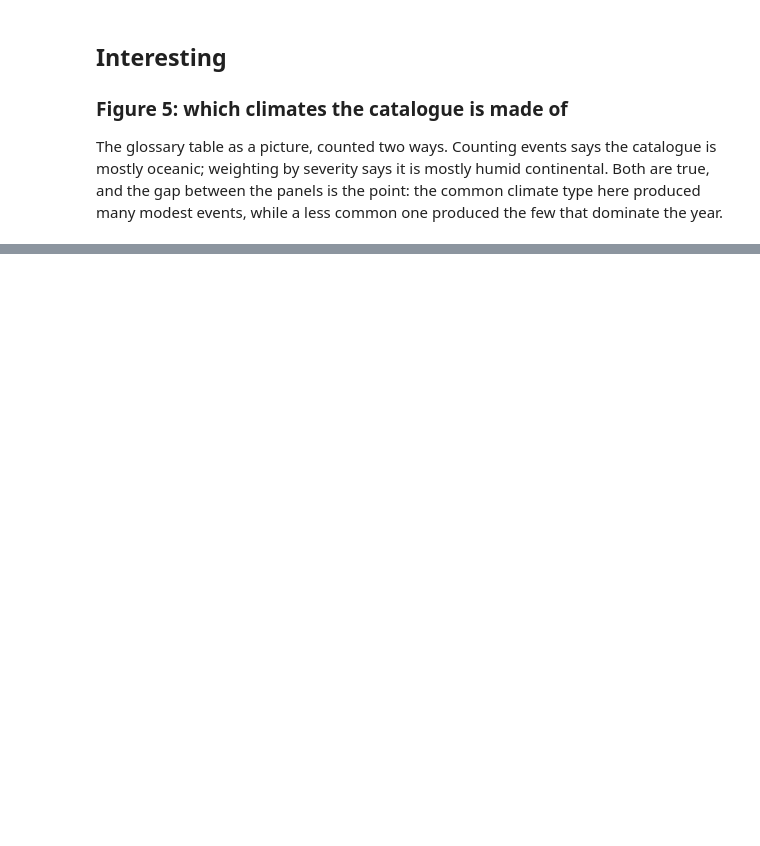
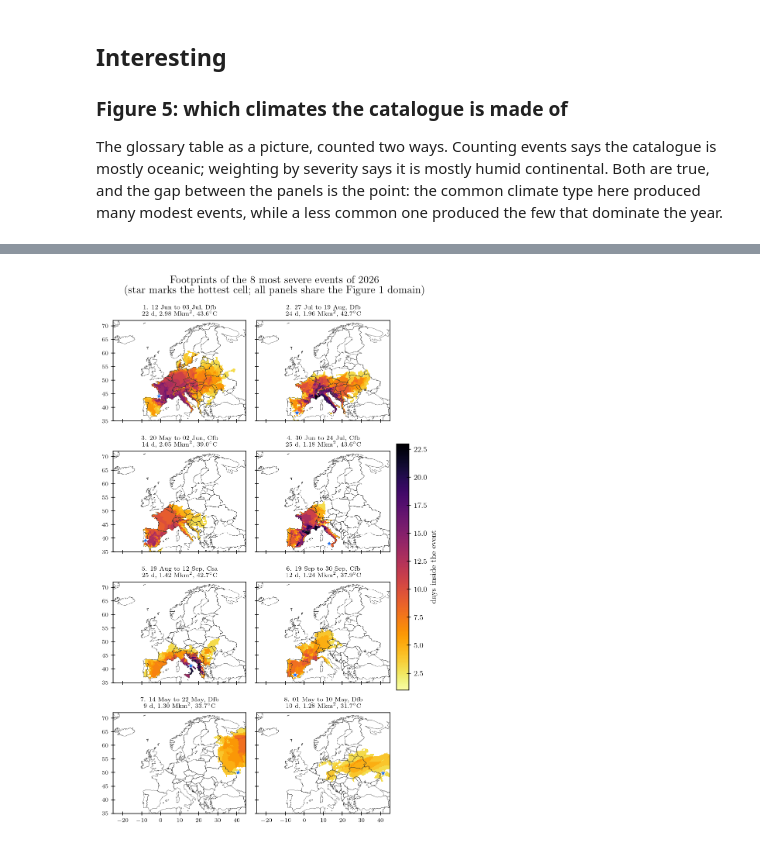
Before and after one commit to ieadoboe/heatwave-initial-conditions, a Jupyter notebook: notebooks/europe_2026_catalogue_figures.ipynb, the cells around one changed output, grey strips where cells are left out. Saved outputs shown, nothing was run; the diff lists cells and outputs as text; code cells hidden in the pictures; blank space fills up the shorter version.

```diff
--- a/notebooks/europe_2026_catalogue_figures.ipynb
+++ b/notebooks/europe_2026_catalogue_figures.ipynb
@@ -449,0 +472,37 @@ fig.savefig(PLOTS / f"europe_{YEAR}_fig5_koppen.pdf", bbox_inches="tight")
+# %%
+TOP = 8
+top = events.head(TOP)
+lat, lon = det.lat, det.lon
+extent = [lon.min(), lon.max(), lat.min(), lat.max()]
+vmax = max(int((det.labels == eid).sum(axis=0).max()) for eid in top.event_id)
+
+fig, axes = plt.subplots(4, 2, figsize=(7.4, 11.0), sharex=True, sharey=True)
+fig.subplots_adjust(hspace=0.3, wspace=0.08)
+for ax, (_, e) in zip(axes.flat, top.iterrows()):
+    days = (det.labels == int(e.event_id)).sum(axis=0)
+    im = ax.imshow(np.where(days > 0, days, np.nan), origin="upper",
+                   cmap="inferno_r", vmin=1, vmax=vmax, extent=extent,
+                   interpolation="nearest", aspect="auto", zorder=2)
+    for ring in rings:
+        ax.plot([p[0] for p in ring], [p[1] for p in ring],
+                color="#333333", linewidth=0.3, zorder=3)
+    ax.plot(e.peak_tmax_lon, e.peak_tmax_lat, marker="*", ms=8,
+            mfc="#1f6feb", mec="white", mew=0.6, ls="none", zorder=5)
+
+    ax.set_xlim(extent[0], extent[1])
+    ax.set_ylim(extent[2], extent[3])
+    ax.tick_params(labelsize=7)
+    ax.set_title(f"{int(e['rank'])}. {e.start:%d %b} to {e.end:%d %b}, "
+                 f"{e.koppen}\n{e.duration_days} d, "
+                 f"{e.peak_area_km2 / 1e6:.2f} Mkm$^2$, "
+                 f"{e.peak_tmax_C:.1f}$^\\circ$C", fontsize=7.5)
+
+fig.colorbar(im, ax=axes, label="days inside the event", shrink=0.5,
+             pad=0.02)
+fig.suptitle(f"Footprints of the {TOP} most severe events of {YEAR}\n"
+             "(star marks the hottest cell; all panels share the Figure 1 "
+             "domain)", y=0.95)
+
+fig.savefig(PLOTS / f"europe_{YEAR}_fig6_footprints.pdf", bbox_inches="tight")
+# %% [output]
+[figure, added]
```
Also changed, not shown: parts of 19 cells of this notebook, 7 other files.
